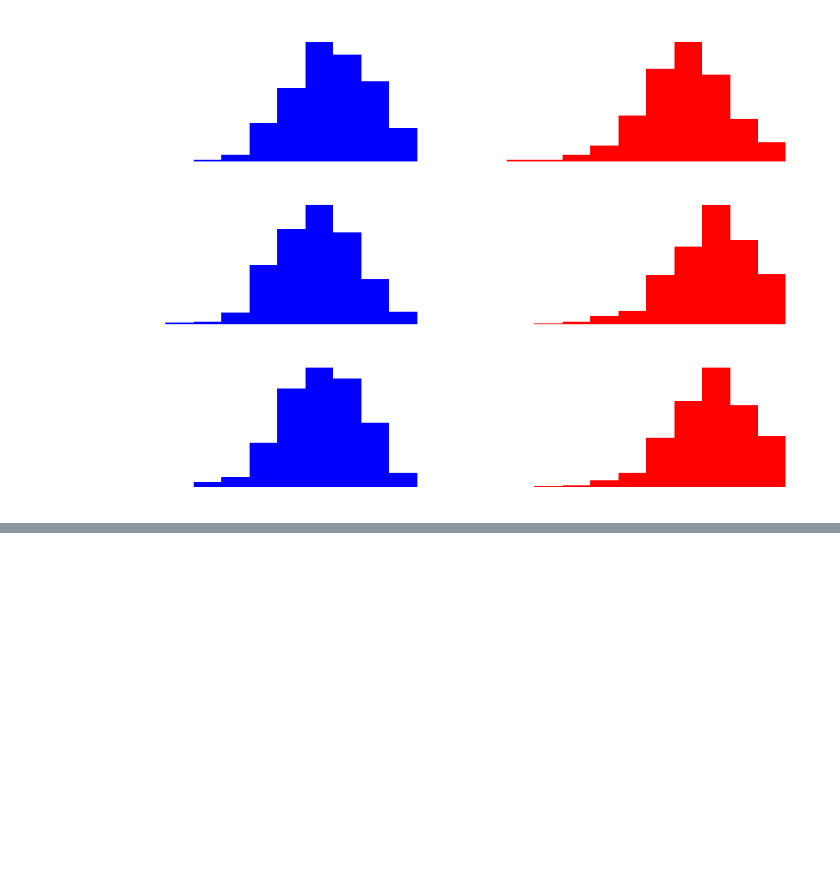
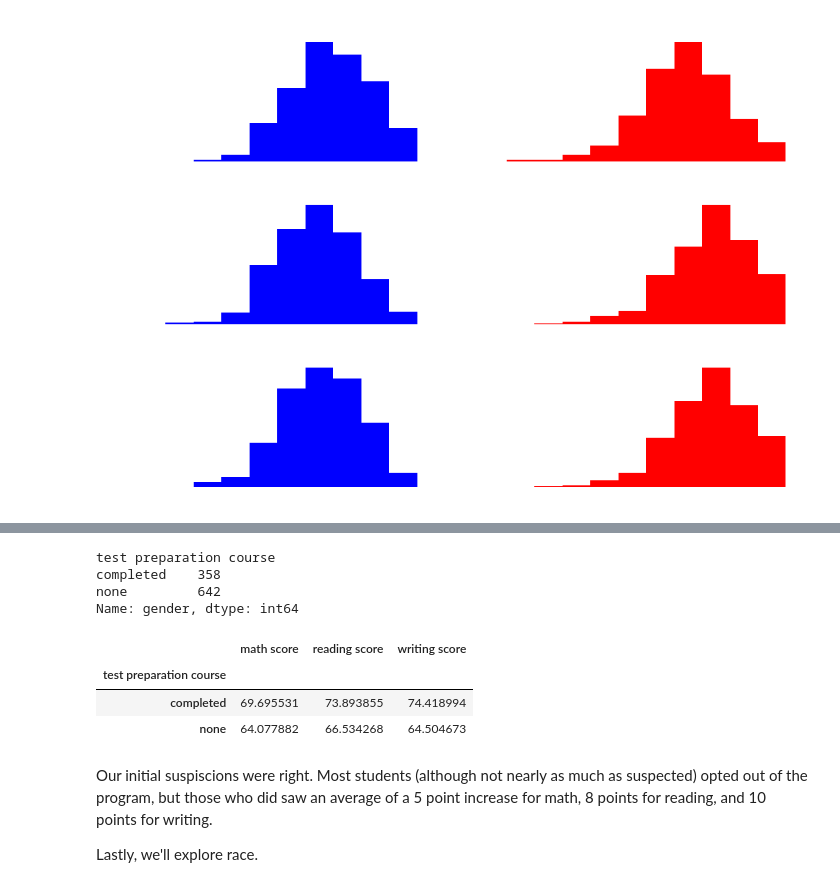
Before and after one commit to dylankfernandes/exam-performance-data-analysis, a Jupyter notebook: exam-performance.ipynb, the cells around one changed output, grey strips where cells are left out. Drawn from its saved outputs; the diff is of its cells as text; code cells hidden in the pictures; blank space fills up the shorter version.

```diff
--- a/exam-performance.ipynb
+++ b/exam-performance.ipynb
@@ -91,0 +159,21 @@ Great! This gives us a clearer picture of the test scores for males and females.
+# %%
+test_prep = df.groupby('test preparation course')
+test_prep_count = test_prep.count()
+test_prep_count.head()['gender']
+# %% [output]
+test preparation course
+completed    358
+none         642
+Name: gender, dtype: int64
+# %%
+test_prep_mean = test_prep.mean()
+test_prep_mean.head()
+# %% [output]
+|  | math score | reading score | writing score |
+| test preparation course |  |  |  |
+| completed | 69.695531 | 73.893855 | 74.418994 |
+| none | 64.077882 | 66.534268 | 64.504673 |
+# %% [markdown]
+Our initial suspiscions were right. Most students (although not nearly as much as suspected) opted out of the program, but those who did saw an average of a 5 point increase for math, 8 points for reading, and 10 points for writing.
+
+Lastly, we'll explore race.
```
Also changed, not shown: parts of 9 cells of this notebook.
